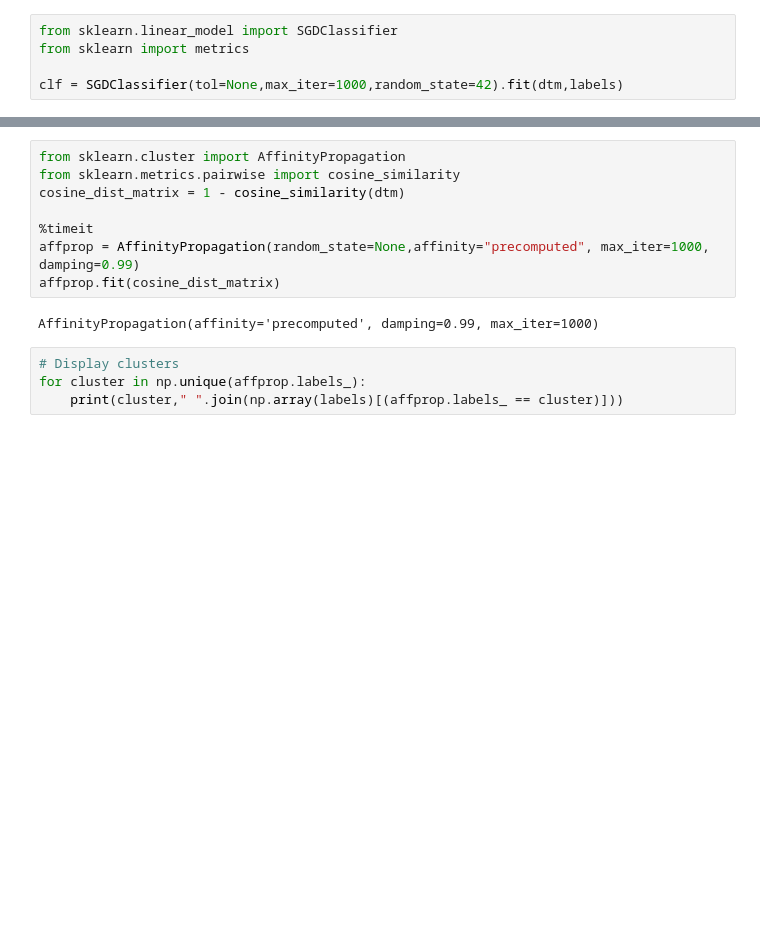
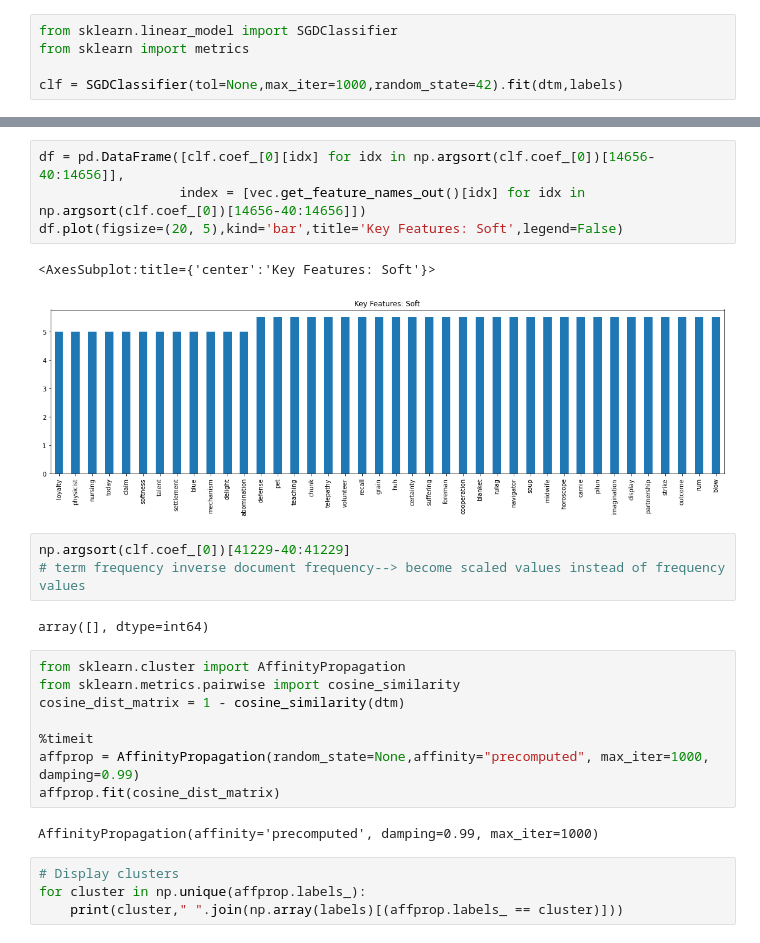
Before and after one commit to jeddobson/model-interpretability, a Jupyter notebook: notebooks/sf-initial-model.ipynb, the cells around one changed output, grey strips where cells are left out. Cells and saved outputs as stored; diff of their text form; blank space fills up the shorter version.

```diff
--- a/notebooks/sf-initial-model.ipynb
+++ b/notebooks/sf-initial-model.ipynb
@@ -102,3 +151,15 @@ df.plot(figsize=(20, 5),kind='bar',title='Key Features: Hard',legend=False)
+# %%
+df = pd.DataFrame([clf.coef_[0][idx] for idx in np.argsort(clf.coef_[0])[14656-40:14656]],
+                  index = [vec.get_feature_names_out()[idx] for idx in np.argsort(clf.coef_[0])[14656-40:14656]])
+df.plot(figsize=(20, 5),kind='bar',title='Key Features: Soft',legend=False)
+# %% [output]
+<AxesSubplot:title={'center':'Key Features: Soft'}>
+[figure, added]
+# %%
+np.argsort(clf.coef_[0])[41229-40:41229]
+# term frequency inverse document frequency--> become scaled values instead of frequency values
+# %% [output]
+array([], dtype=int64)
 # %%
 from sklearn.cluster import AffinityPropagation
 from sklearn.metrics.pairwise import cosine_similarity
```
Also changed, not shown: parts of 9 cells of this notebook.
